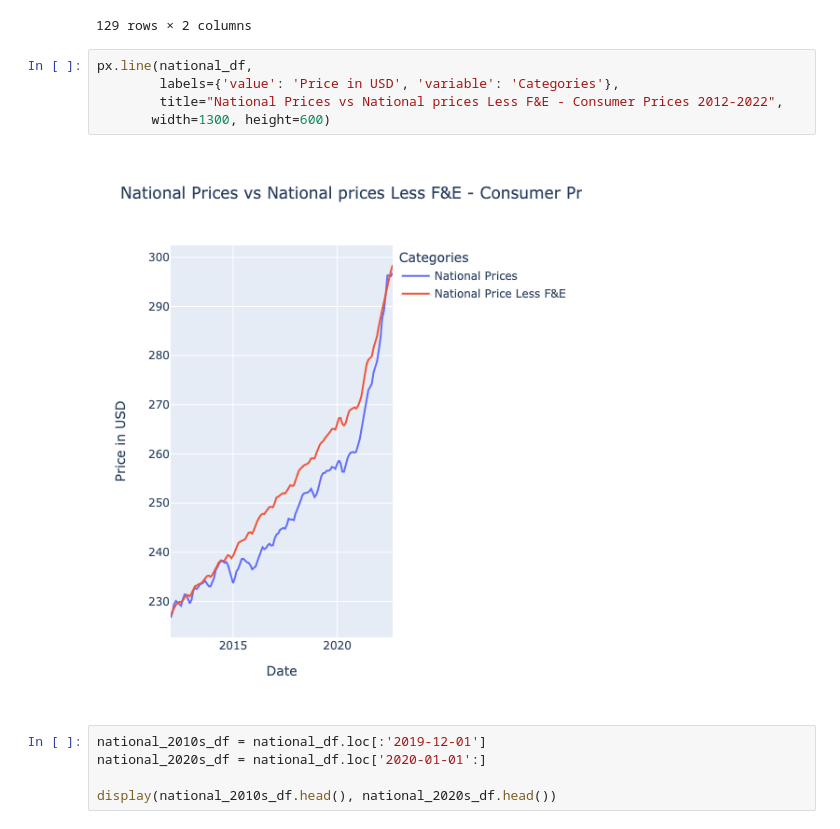
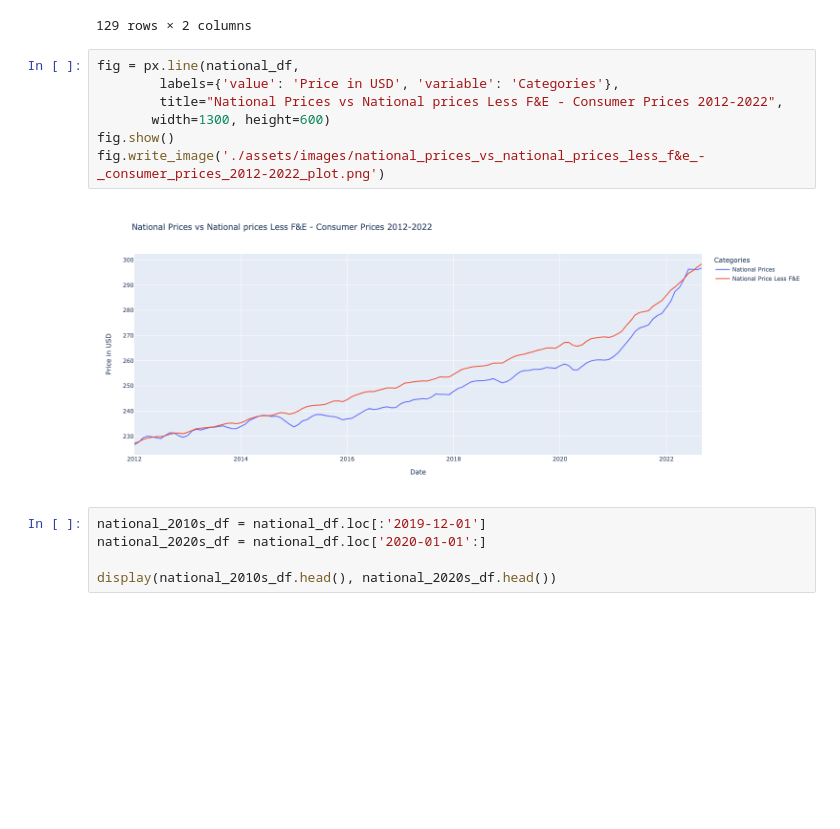
Before and after one commit to SZun/Real-Impact-of-Inflation, a Jupyter notebook: Final-Data-Analysis.ipynb, the cells around one changed output. Drawn from its saved outputs; the diff is of its cells as text; blank space fills up the shorter version.

Commit message:
saved plotly plots as images

```diff
--- a/Final-Data-Analysis.ipynb
+++ b/Final-Data-Analysis.ipynb
@@ -55,12 +55,14 @@ national_df
 | 2022-09-01 | 296.808 | 298.442 |
 129 rows × 2 columns
 # %%
-px.line(national_df,
+fig = px.line(national_df,
         labels={'value': 'Price in USD', 'variable': 'Categories'},
         title="National Prices vs National prices Less F&E - Consumer Prices 2012-2022",
        width=1300, height=600)
+fig.show()
+fig.write_image('./assets/images/national_prices_vs_national_prices_less_f&e_-_consumer_prices_2012-2022_plot.png')
 # %% [output]
-[figure, old version]
+[figure, new version]
 # %%
 national_2010s_df = national_df.loc[:'2019-12-01']
 national_2020s_df = national_df.loc['2020-01-01':]
```
Also changed, not shown: parts of 10 cells of this notebook, 12 other files.
